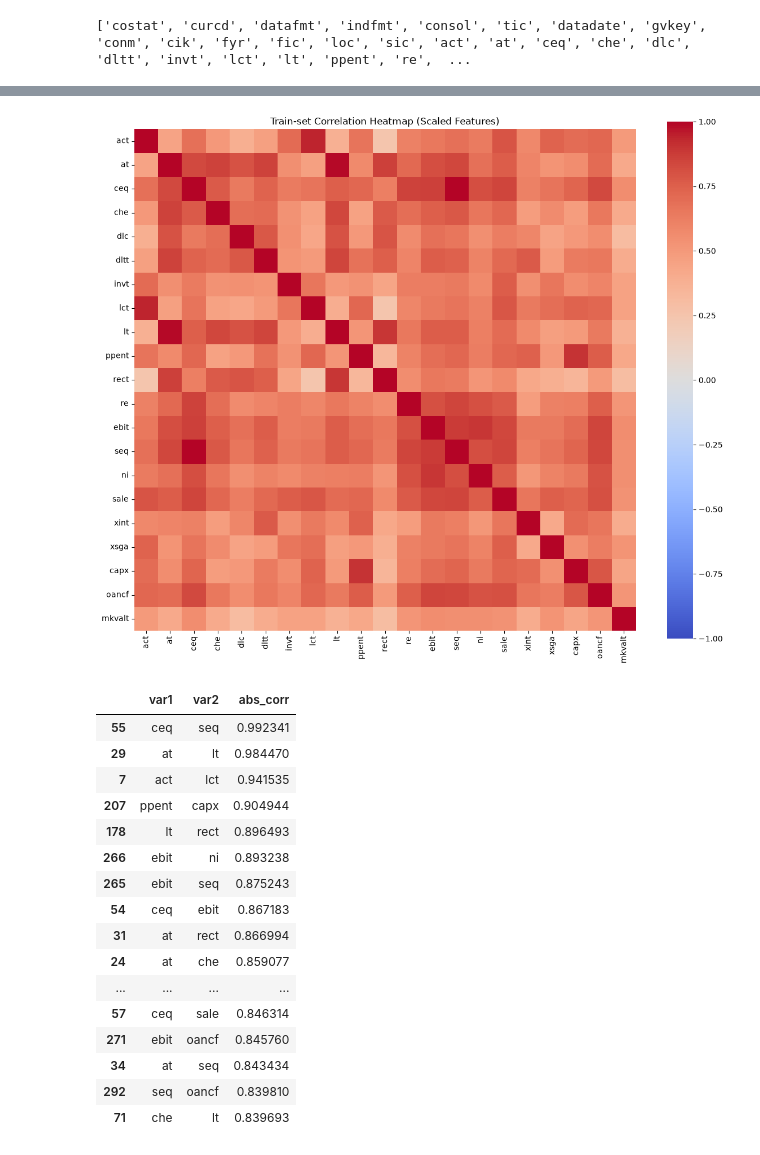
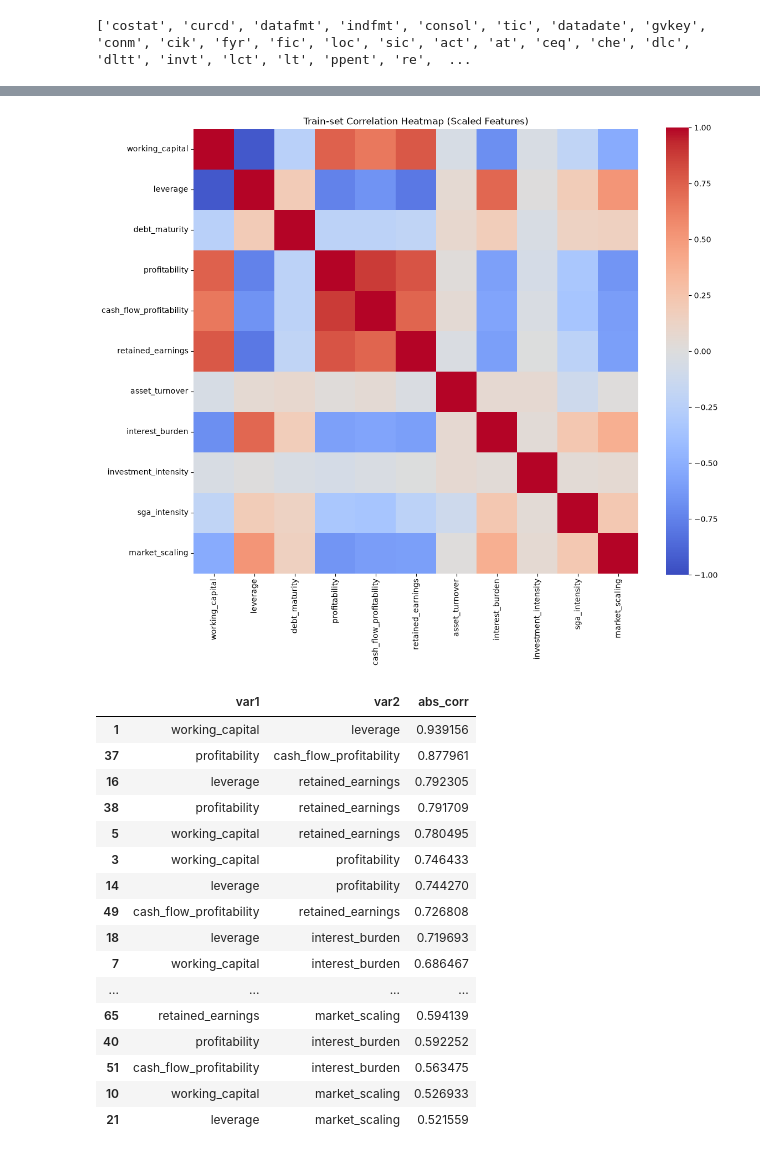
Before and after one commit to ThanaNassr/corporate-bankruptcy-prediction, a Jupyter notebook: analysis.ipynb, the cells around one changed output, grey strips where cells are left out. Saved outputs shown, nothing was run; the diff lists cells and outputs as text; code cells hidden in the pictures.

```diff
--- a/analysis.ipynb
+++ b/analysis.ipynb
@@ -424,9 +357,34 @@ for feature in accounting_features:
  val[feature]   = val[feature].clip(lower=p1, upper=p99)
  test[feature]  = test[feature].clip(lower=p1, upper=p99)
 
-#Correct :)
-#final = final_winsor
-#final.to_csv("data/processed/final_dataset.csv", index=False)
+
+#rebuildind the x and y splits after imputation & winsorization
+x_train, y_train = train[x], train["distress"]
+x_val,   y_val   = val[x],   val["distress"]
+x_test,  y_test  = test[x],  test["distress"]
+
+#Save final unscaled dataframes to csv for RandomForest & XGBoost models
+train.to_csv("data/processed/unscaled_train_final.csv", index=False)
+val.to_csv("data/processed/unscaled_val_final.csv", index=False)
+test.to_csv("data/processed/unscaled_test_final.csv", index=False)
+
+# fit scaler on TRAIN only
+scaler = StandardScaler()
+scaler.fit(x_train[accounting_features])
+
+# keep all columns, including missing indicators
+X_train_scaled = x_train.copy()
+X_val_scaled   = x_val.copy()
+X_test_scaled  = x_test.copy()
+
+# scale only accounting_features; keep indicator cols unchanged
+X_train_scaled[accounting_features] = scaler.transform(x_train[accounting_features])
+X_val_scaled[accounting_features]   = scaler.transform(x_val[accounting_features])
+X_test_scaled[accounting_features]  = scaler.transform(x_test[accounting_features])
+
+X_train_scaled.to_csv("data/processed/scaled_train_final.csv", index=False)
+X_val_scaled.to_csv("data/processed/scaled_val_final.csv", index=False)
+X_test_scaled.to_csv("data/processed/scaled_test_final.csv", index=False)
 # %%
 # Checking for data leakage (run on split dataframes, not feature matrices)
 assert train["year"].max() < val["year"].min()
@@ -468,8 +423,7 @@ X_train_df = pd.DataFrame(
 )
 
 # Correlation heatmap
-
-corr = X_train_df.corr()
+corr = X_train_scaled[accounting_features].corr()
 
 plt.figure(figsize=(12, 10))
 sns.heatmap(
@@ -481,49 +435,49 @@ sns.heatmap(
 )
 plt.title("Train-set Correlation Heatmap (Scaled Features)")
 plt.tight_layout()
 plt.show()
 
 # strongest absolute pairwise correlations
 upper = corr.abs().where(np.triu(np.ones(corr.shape), k=1).astype(bool))
 top_pairs = (
     upper.stack()
     .reset_index()
     .rename(columns={"level_0": "var1", "level_1": "var2", 0: "abs_corr"})
     .sort_values("abs_corr", ascending=False)
 )
 display(top_pairs.head(20))
 
 
 # VIF table
 
 vif_df = pd.DataFrame({
     "feature": X_train_df.columns,
     "VIF": [variance_inflation_factor(X_train_df.values, i)
             for i in range(X_train_df.shape[1])]
 }).sort_values("VIF", ascending=False)
 
 display(vif_df)
 
 # Quick flags
 display(vif_df[vif_df["VIF"] > 5])   # moderate concern
 display(vif_df[vif_df["VIF"] > 10])  # serious concern
 # %% [output]
-[figure, old version]
+[figure, new version]
 |  | var1 | var2 | abs_corr |
-| 55 | ceq | seq | 0.992341 |
-| 29 | at | lt | 0.984470 |
-| 7 | act | lct | 0.941535 |
-| 207 | ppent | capx | 0.904944 |
-| 178 | lt | rect | 0.896493 |
-| 266 | ebit | ni | 0.893238 |
-| 265 | ebit | seq | 0.875243 |
-| 54 | ceq | ebit | 0.867183 |
-| 31 | at | rect | 0.866994 |
-| 24 | at | che | 0.859077 |
+| 1 | working_capital | leverage | 0.939156 |
+| 37 | profitability | cash_flow_profitability | 0.877961 |
+| 16 | leverage | retained_earnings | 0.792305 |
+| 38 | profitability | retained_earnings | 0.791709 |
+| 5 | working_capital | retained_earnings | 0.780495 |
+| 3 | working_capital | profitability | 0.746433 |
+| 14 | leverage | profitability | 0.744270 |
+| 49 | cash_flow_profitability | retained_earnings | 0.726808 |
+| 18 | leverage | interest_burden | 0.719693 |
+| 7 | working_capital | interest_burden | 0.686467 |
 | ... | ... | ... | ... |
-| 57 | ceq | sale | 0.846314 |
-| 271 | ebit | oancf | 0.845760 |
-| 34 | at | seq | 0.843434 |
-| 292 | seq | oancf | 0.839810 |
-| 71 | che | lt | 0.839693 |
+| 65 | retained_earnings | market_scaling | 0.594139 |
+| 40 | profitability | interest_burden | 0.592252 |
+| 51 | cash_flow_profitability | interest_burden | 0.563475 |
+| 10 | working_capital | market_scaling | 0.526933 |
+| 21 | leverage | market_scaling | 0.521559 |
 |  | feature | VIF |
```
Also changed, not shown: parts of 11 cells of this notebook.
